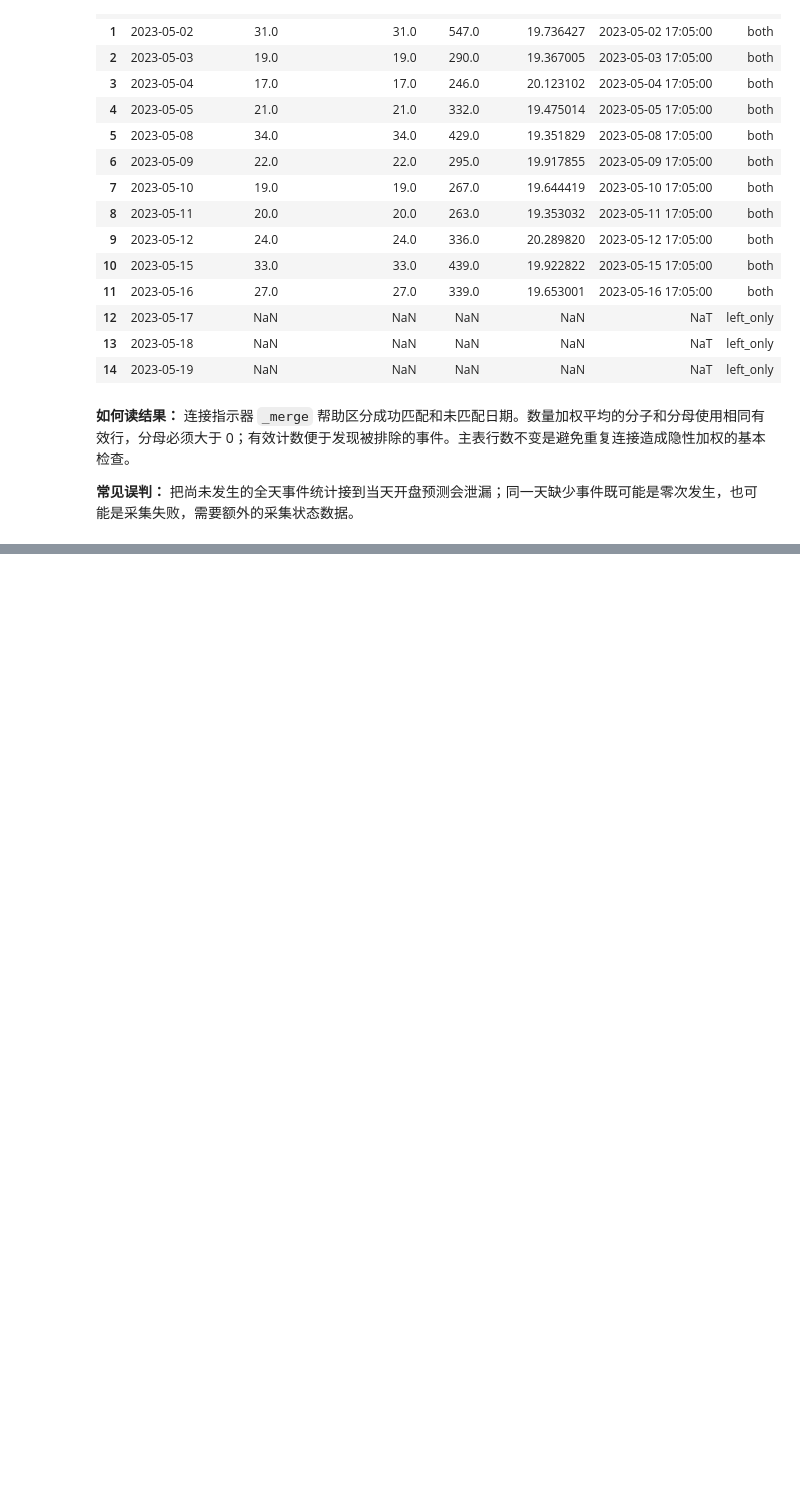
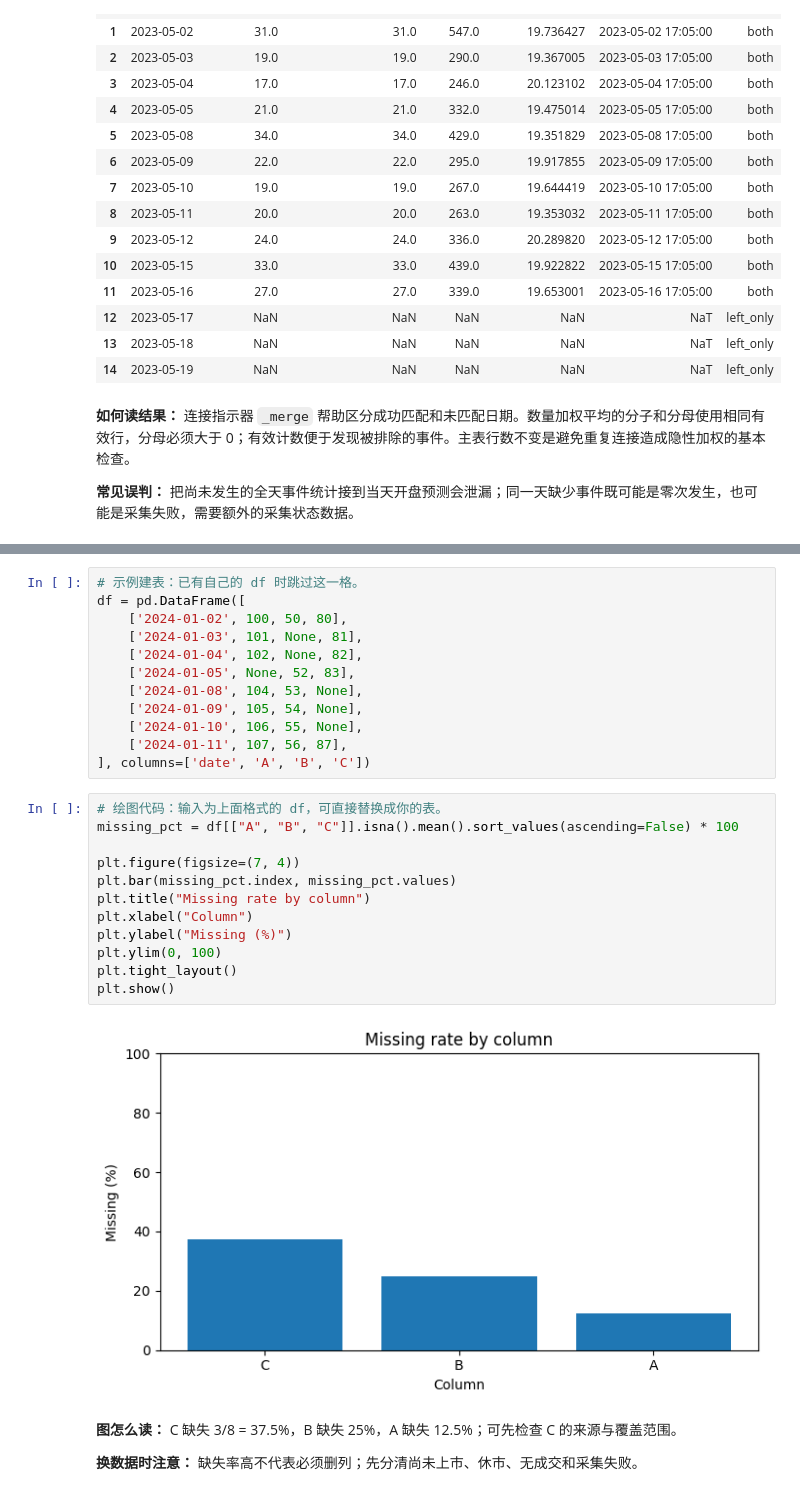
Before and after one commit to EnkiDoctor/timeseries-research-notebooks, a Jupyter notebook: notebooks/02_time_series_processing_visualization.ipynb, the cells around one changed output, grey strips where cells are left out. Saved outputs shown, nothing was run; the diff lists cells and outputs as text; blank space fills up the shorter version.

```diff
--- a/notebooks/02_time_series_processing_visualization.ipynb
+++ b/notebooks/02_time_series_processing_visualization.ipynb
@@ -1594,0 +945,30 @@ print("重复时间戳行数:", v18.duplicated(["timestamp", "asset"], keep=Fals
+# %%
+# 示例建表：已有自己的 df 时跳过这一格。
+df = pd.DataFrame([
+    ['2024-01-02', 100, 50, 80],
+    ['2024-01-03', 101, None, 81],
+    ['2024-01-04', 102, None, 82],
+    ['2024-01-05', None, 52, 83],
+    ['2024-01-08', 104, 53, None],
+    ['2024-01-09', 105, 54, None],
+    ['2024-01-10', 106, 55, None],
+    ['2024-01-11', 107, 56, 87],
+], columns=['date', 'A', 'B', 'C'])
+# %%
+# 绘图代码：输入为上面格式的 df，可直接替换成你的表。
+missing_pct = df[["A", "B", "C"]].isna().mean().sort_values(ascending=False) * 100
+
+plt.figure(figsize=(7, 4))
+plt.bar(missing_pct.index, missing_pct.values)
+plt.title("Missing rate by column")
+plt.xlabel("Column")
+plt.ylabel("Missing (%)")
+plt.ylim(0, 100)
+plt.tight_layout()
+plt.show()
+# %% [output]
+[figure, added]
+# %% [markdown]
+**图怎么读：** C 缺失 3/8 = 37.5%，B 缺失 25%，A 缺失 12.5%；可先检查 C 的来源与覆盖范围。
+
+**换数据时注意：** 缺失率高不代表必须删列；先分清尚未上市、休市、无成交和采集失败。
```
Also changed, not shown: parts of 130 cells of this notebook, 30 other files.
